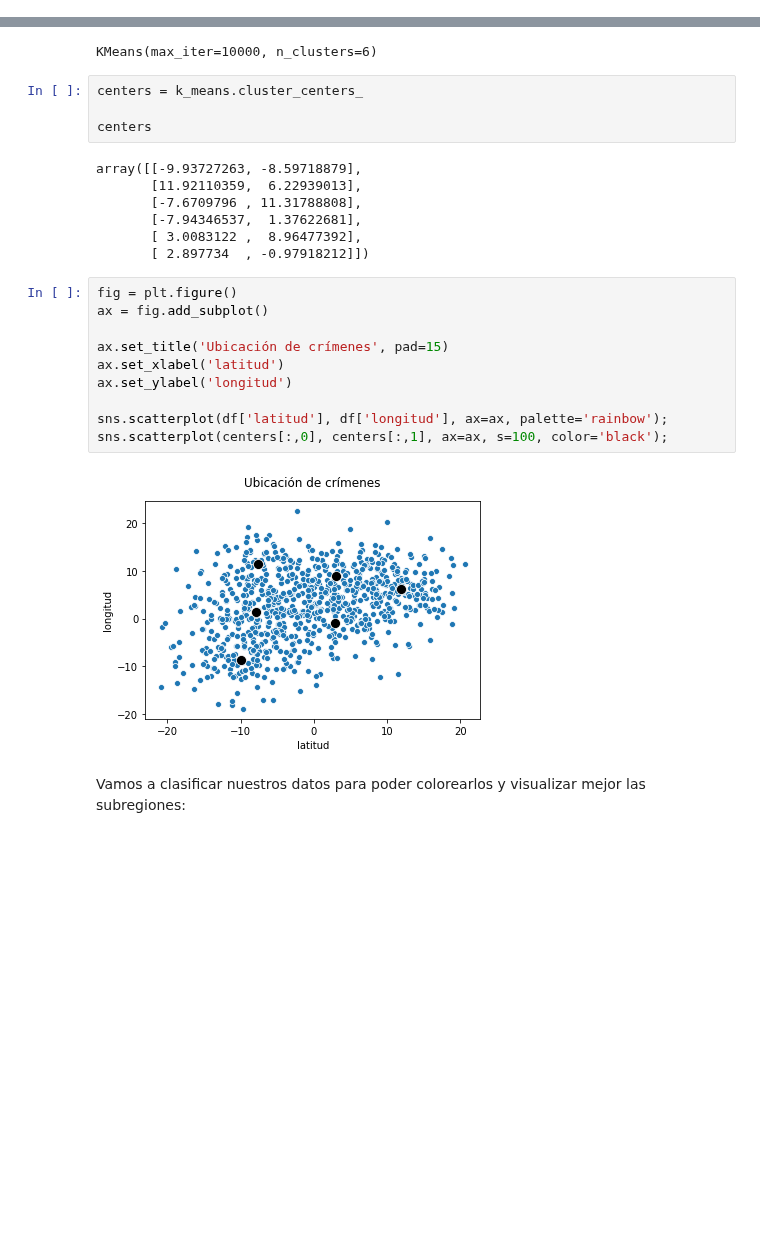
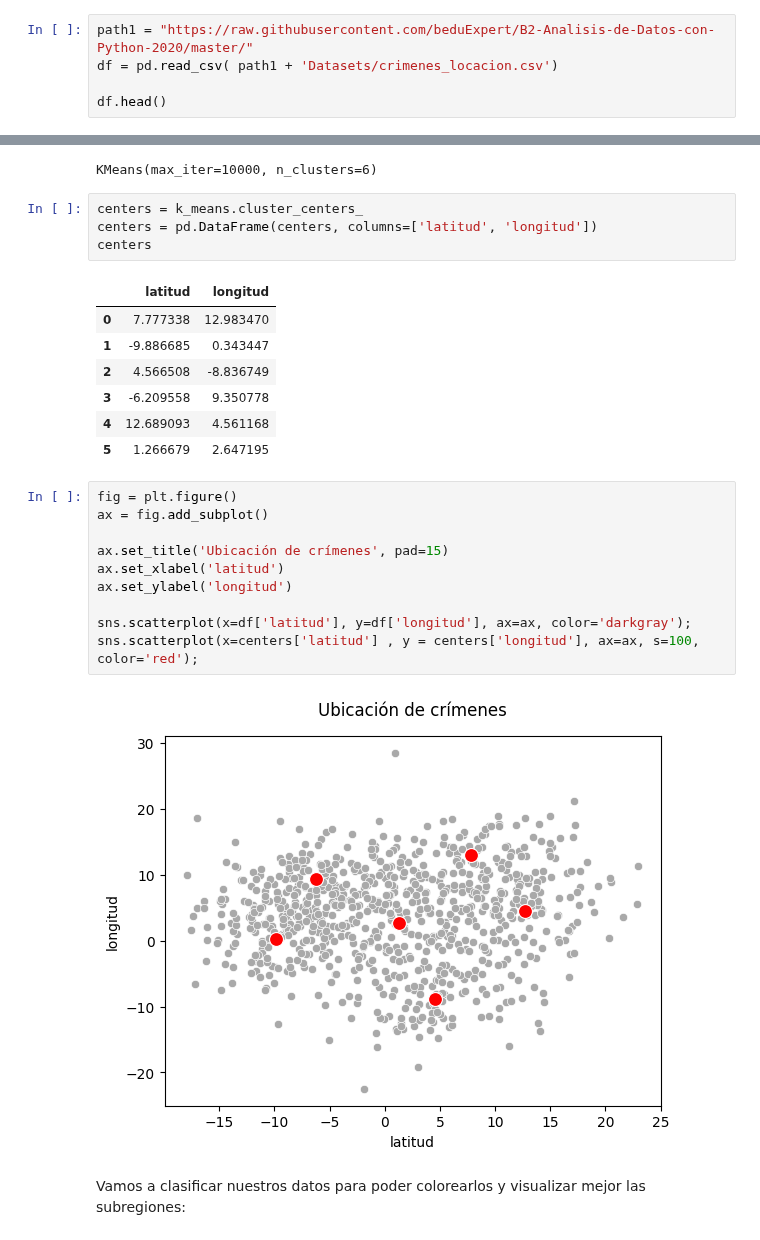
Before and after one commit to beduExpert/B2-Analisis-de-Datos-con-Python-2020, a Jupyter notebook: Sesion-08/Ejemplo-01/k_medias.ipynb, the cells around one changed output, grey strips where cells are left out. Drawn from its saved outputs; the diff is of its cells as text; blank space fills up the shorter version.

```diff
--- a/Sesion-08/Ejemplo-01/k_medias.ipynb
+++ b/Sesion-08/Ejemplo-01/k_medias.ipynb
@@ -26,0 +18,5 @@ df.head()
+# %%
+path1 = "https://raw.githubusercontent.com/beduExpert/B2-Analisis-de-Datos-con-Python-2020/master/"
+df = pd.read_csv( path1 + 'Datasets/crimenes_locacion.csv')
+
+df.head()
@@ -51,27 +54,28 @@ k_means.fit(df[['latitud', 'longitud']])
 KMeans(max_iter=10000, n_clusters=6)
 # %%
 centers = k_means.cluster_centers_
-
+centers = pd.DataFrame(centers, columns=['latitud', 'longitud'])
 centers
 # %% [output]
-array([[-9.93727263, -8.59718879],
-       [11.92110359,  6.22939013],
-       [-7.6709796 , 11.31788808],
-       [-7.94346537,  1.37622681],
-       [ 3.0083122 ,  8.96477392],
-       [ 2.897734  , -0.97918212]])
+|  | latitud | longitud |
+| 0 | 7.777338 | 12.983470 |
+| 1 | -9.886685 | 0.343447 |
+| 2 | 4.566508 | -8.836749 |
+| 3 | -6.209558 | 9.350778 |
+| 4 | 12.689093 | 4.561168 |
+| 5 | 1.266679 | 2.647195 |
 # %%
 fig = plt.figure()
 ax = fig.add_subplot()
 
 ax.set_title('Ubicación de crímenes', pad=15)
 ax.set_xlabel('latitud')
 ax.set_ylabel('longitud')
 
-sns.scatterplot(df['latitud'], df['longitud'], ax=ax, palette='rainbow');
-sns.scatterplot(centers[:,0], centers[:,1], ax=ax, s=100, color='black');
+sns.scatterplot(x=df['latitud'], y=df['longitud'], ax=ax, color='darkgray');
+sns.scatterplot(x=centers['latitud'] , y = centers['longitud'], ax=ax, s=100, color='red');
 # %% [output]
-[figure, old version]
+[figure, new version]
 # %% [markdown]
 Vamos a clasificar nuestros datos para poder colorearlos y visualizar mejor las subregiones:
 # %%
```
Also changed, not shown: parts of 6 cells of this notebook.
